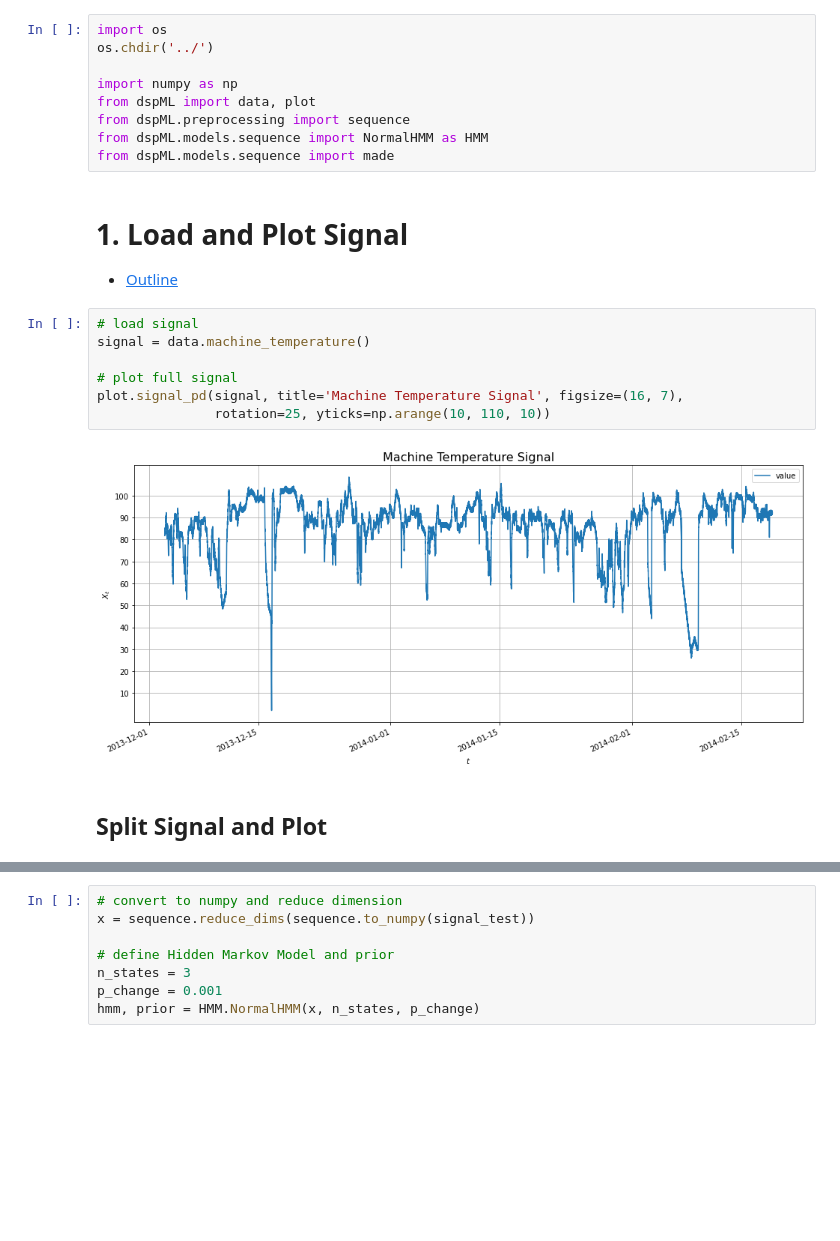
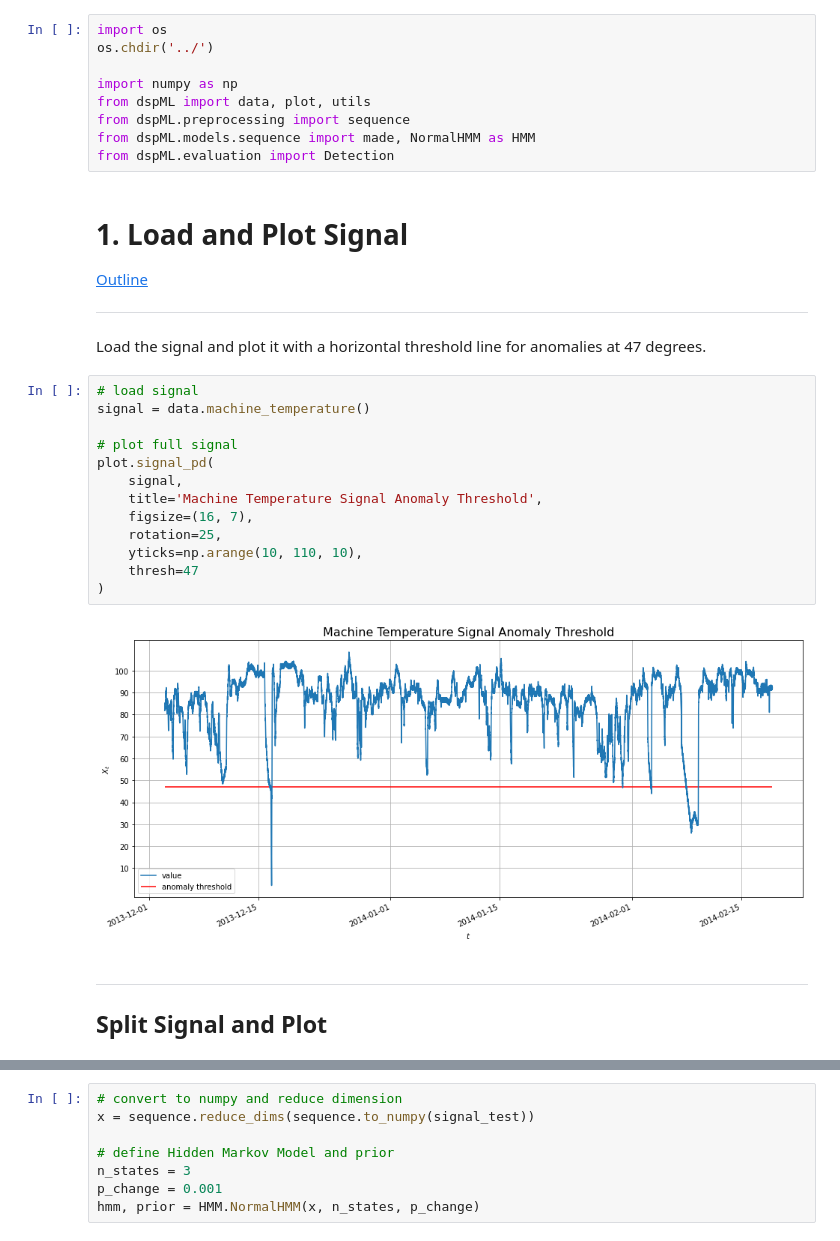
Before and after one commit to jgadbois17/Neural_Network_Versatility_Performance, a Jupyter notebook: notebooks/Anomaly Detection.ipynb, the cells around one changed output, grey strips where cells are left out. Drawn from its saved outputs; the diff is of its cells as text; blank space fills up the shorter version.

```diff
--- a/notebooks/Anomaly Detection.ipynb
+++ b/notebooks/Anomaly Detection.ipynb
@@ -29,26 +29,38 @@ import os
 os.chdir('../')
 
 import numpy as np
-from dspML import data, plot
+from dspML import data, plot, utils
 from dspML.preprocessing import sequence
-from dspML.models.sequence import NormalHMM as HMM
-from dspML.models.sequence import made
+from dspML.models.sequence import made, NormalHMM as HMM
+from dspML.evaluation import Detection
 # %% [markdown]
 <a name="1"></a>
 
 # 1. Load and Plot Signal
 
-* [Outline](#0)
+[Outline](#0)
+
+----
+
+Load the signal and plot it with a horizontal threshold line for anomalies at 47 degrees.
 # %%
 # load signal
 signal = data.machine_temperature()
 
 # plot full signal
-plot.signal_pd(signal, title='Machine Temperature Signal', figsize=(16, 7),
-               rotation=25, yticks=np.arange(10, 110, 10))
+plot.signal_pd(
+    signal,
+    title='Machine Temperature Signal Anomaly Threshold',
+    figsize=(16, 7),
+    rotation=25,
+    yticks=np.arange(10, 110, 10),
+    thresh=47
+)
 # %% [output]
-[figure, old version]
+[figure, new version]
 # %% [markdown]
+---
+
 ## Split Signal and Plot
 # %%
 # train signal
```
Also changed, not shown: parts of 30 cells of this notebook, 43 other files.
